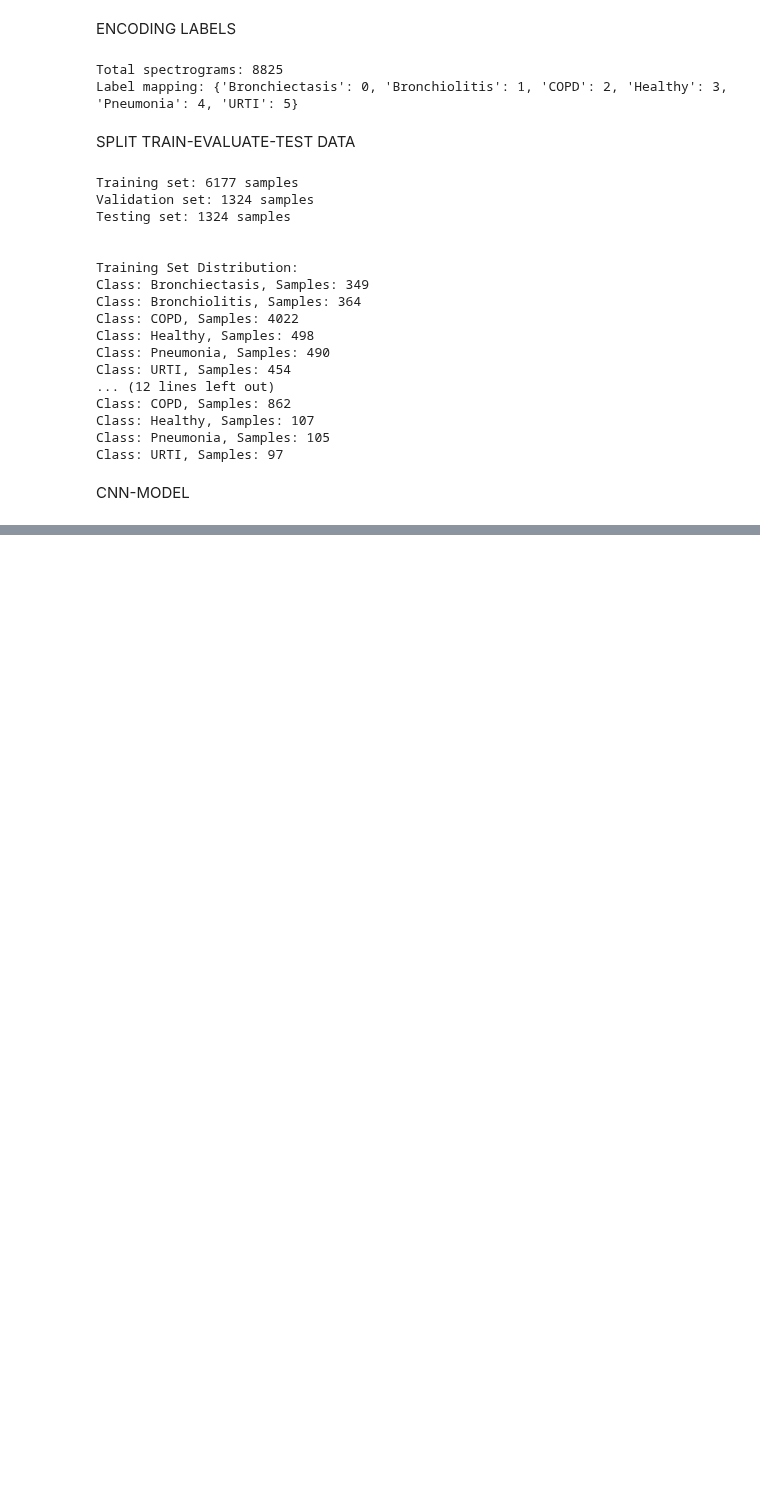
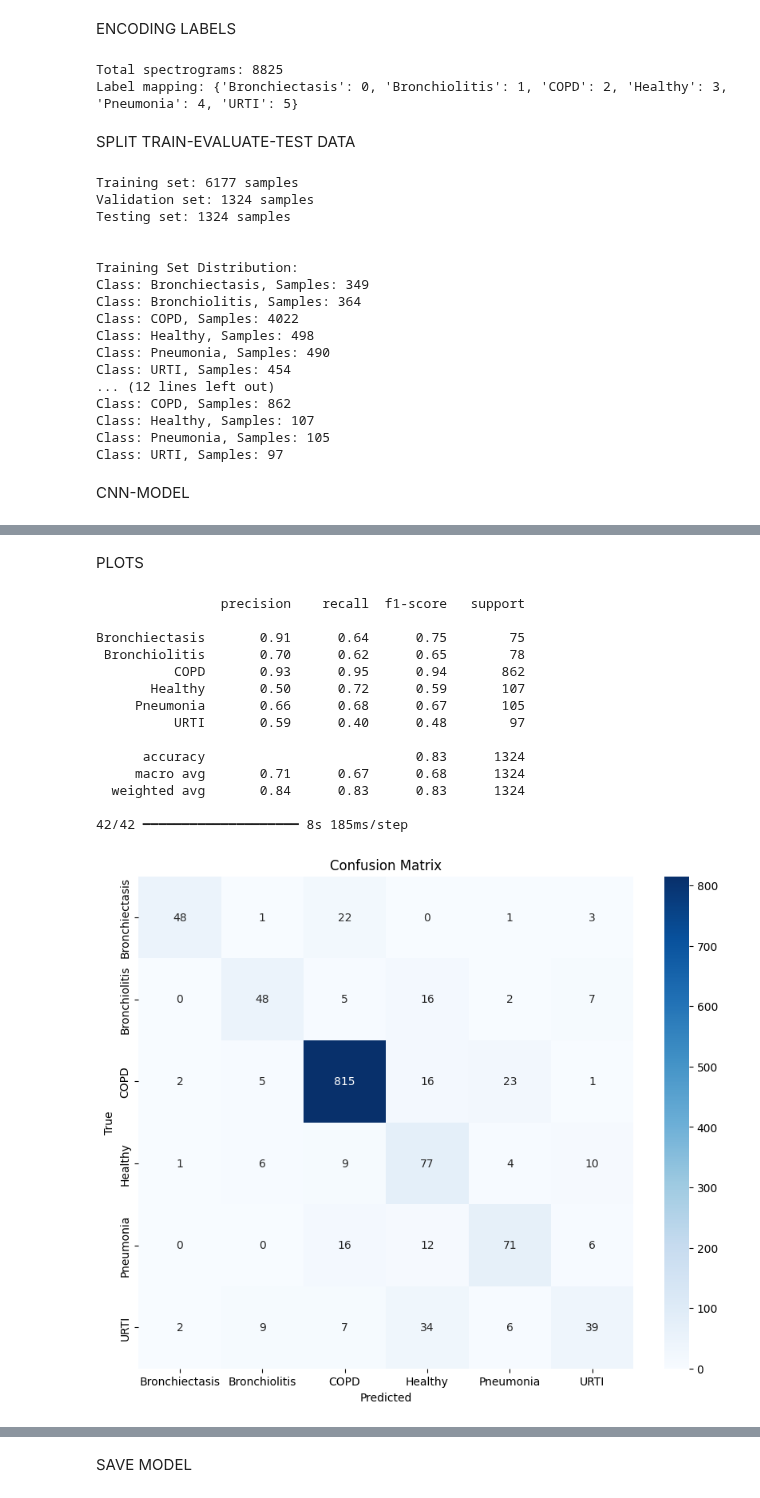
Before and after one commit to MURERWADANIEL1/Final_Year_Project, a Jupyter notebook: Project/ML_Training.ipynb, the cells around one changed output, grey strips where cells are left out. Drawn from its saved outputs; the diff is of its cells as text; code cells hidden in the pictures; blank space fills up the shorter version.

Commit message:
Update ML_Training.ipynb
Done Training and Testing

```diff
--- a/Project/ML_Training.ipynb
+++ b/Project/ML_Training.ipynb
@@ -167,0 +179,2 @@ Model: "sequential"
+# %%
+history = model.fit(X_train, y_train, epochs=20, batch_size=32, validation_data=(X_test, y_test))
@@ -167,0 +207,52 @@ Model: "sequential"
+# %% [markdown]
+PLOTS
+# %%
+# Generate classification report
+print(classification_report(y_test, y_pred_classes, target_names=label_encoder.classes_))
+# Predict on the test set
+y_pred = model.predict(X_test)
+y_pred_classes = np.argmax(y_pred, axis=1)
+
+# Generate confusion matrix
+cm = confusion_matrix(y_test, y_pred_classes)
+
+# Plot confusion matrix
+plt.figure(figsize=(10, 8))
+sns.heatmap(cm, annot=True, fmt='d', cmap='Blues', xticklabels=label_encoder.classes_, yticklabels=label_encoder.classes_)
+plt.xlabel('Predicted')
+plt.ylabel('True')
+plt.title('Confusion Matrix')
+plt.show()
+# Plot training & validation accuracy values
+plt.plot(history.history['accuracy'])
+plt.plot(history.history['val_accuracy'])
+plt.title('Model Accuracy')
+plt.ylabel('Accuracy')
+plt.xlabel('Epoch')
+plt.legend(['Train', 'Validation'], loc='upper left')
+plt.show()
+
+# Plot training & validation loss values
+plt.plot(history.history['loss'])
+plt.plot(history.history['val_loss'])
+plt.title('Model Loss')
+plt.ylabel('Loss')
+plt.xlabel('Epoch')
+plt.legend(['Train', 'Validation'], loc='upper left')
+plt.show()
+# %% [output]
+                precision    recall  f1-score   support
+
+Bronchiectasis       0.91      0.64      0.75        75
+ Bronchiolitis       0.70      0.62      0.65        78
+          COPD       0.93      0.95      0.94       862
+       Healthy       0.50      0.72      0.59       107
+     Pneumonia       0.66      0.68      0.67       105
+          URTI       0.59      0.40      0.48        97
+
+      accuracy                           0.83      1324
+     macro avg       0.71      0.67      0.68      1324
+  weighted avg       0.84      0.83      0.83      1324
+
+42/42 ━━━━━━━━━━━━━━━━━━━━ 8s 185ms/step
+[figure, added]
@@ -167,0 +261,2 @@ Model: "sequential"
+# %% [markdown]
+SAVE MODEL
```
Also changed, not shown: parts of 8 cells of this notebook.
